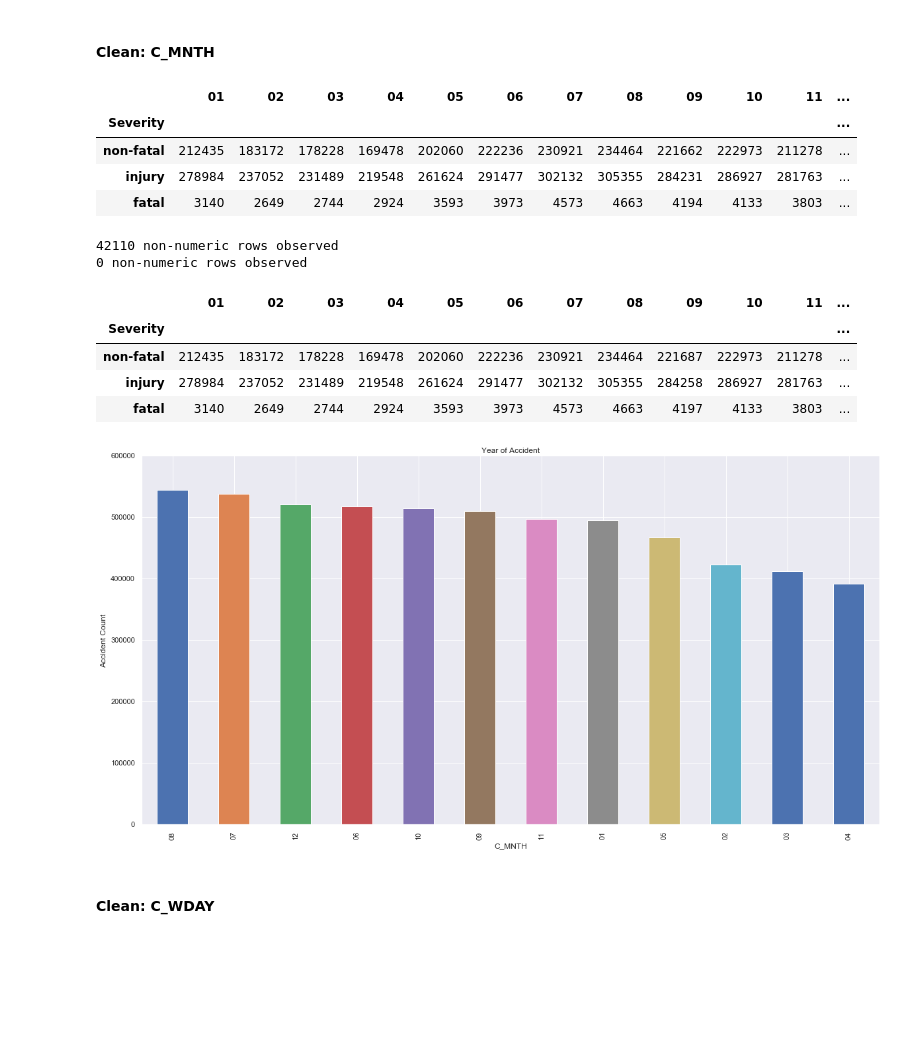
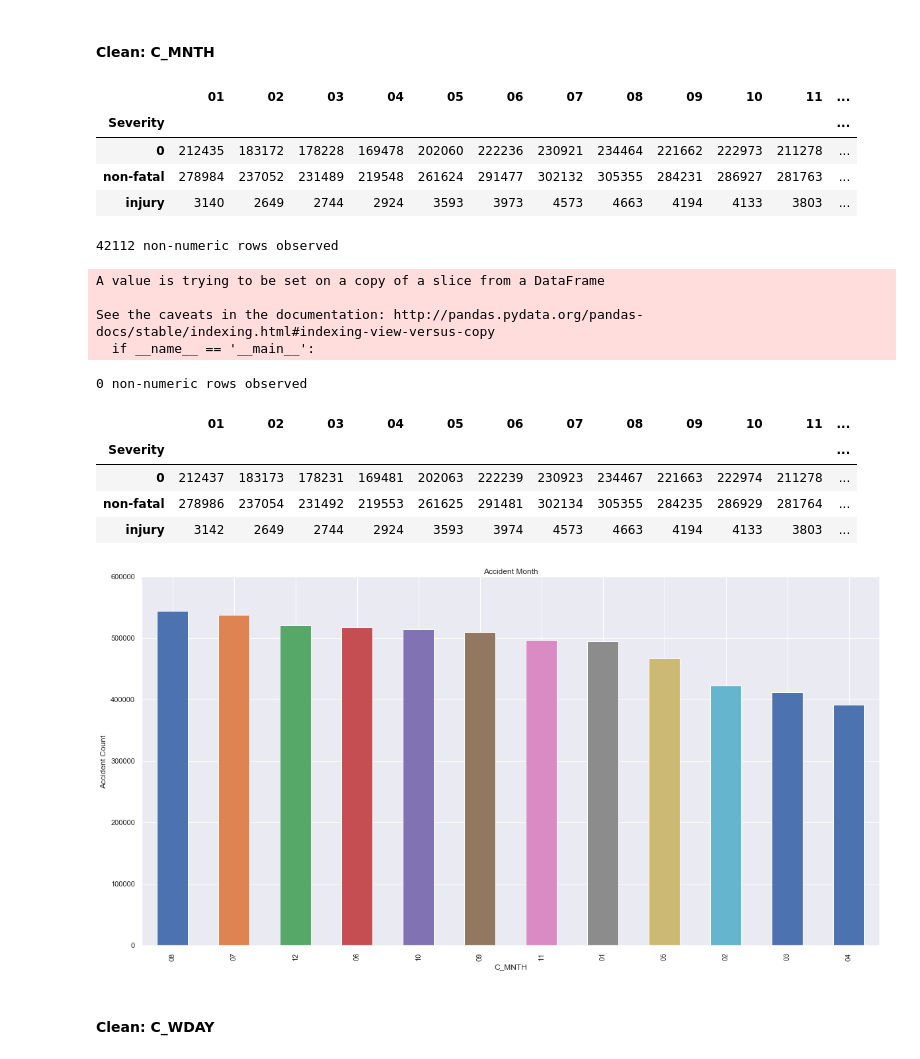
Before and after one commit to pgunabal/Capstone_CKME136_Winter_2018, a Jupyter notebook: CKME136_2018_dataprep.ipynb, the cells around one changed output. Cells and saved outputs as stored; diff of their text form; code cells hidden in the pictures; blank space fills up the shorter version.

```diff
--- a/CKME136_2018_dataprep.ipynb
+++ b/CKME136_2018_dataprep.ipynb
@@ -503,6 +504,16 @@ display(severity_count(df['P_ISEV']).transpose())
 drop_count = df['P_ISEV'].isin(['U', 'N',]).sum()
 df.drop(df.index[df['P_ISEV'].isin(['U', 'N'])], inplace=True)
 df = df.reset_index(drop=True)
+
+data_to_impute = df['P_ISEV'].astype('str').str.contains('1')
+df['P_ISEV'][data_to_impute] = df['P_ISEV'][data_to_impute].apply(lambda x: x.replace('1', '0'))
+
+data_to_impute = df['P_ISEV'].astype('str').str.contains('2')
+df['P_ISEV'][data_to_impute] = df['P_ISEV'][data_to_impute].apply(lambda x: x.replace('2', '1'))
+
+data_to_impute = df['P_ISEV'].astype('str').str.contains('3')
+df['P_ISEV'][data_to_impute] = df['P_ISEV'][data_to_impute].apply(lambda x: x.replace('3', '2'))
+
 display(severity_count(df['P_ISEV']).transpose())
 plotSimpleHist(df['P_ISEV'], 'Accident Severity of Vehicle Occupant', hight=10, width=20)
 print("Dropped {drop_count} rows from dataset".format(drop_count = drop_count))
@@ -533,26 +555,34 @@ print("{count} non-numeric rows observed".format(count = df['C_YEAR'].astype('st
 # %%
 display(by_severity_count(df, 'C_MNTH', 'P_ISEV'))
 print("{count} non-numeric rows observed".format(count = df['C_WTHR'].astype('str').str.contains('[^0-9]').sum()))
 gbC_MNTH = checkHistogram(df, 'C_MNTH', 'P_ISEV', False)
 P = computeP(gbC_MNTH)
+#data_to_impute = df['C_MNTH'].astype('str').str.contains('UU')
+#df[data_to_impute] = df.loc[data_to_impute].apply(lambda x: x.replace('UU', selectBin(1, 13, P, True)))
+
 data_to_impute = df['C_MNTH'].astype('str').str.contains('UU')
-df[data_to_impute] = df.loc[data_to_impute].apply(lambda x: x.replace('UU', selectBin(1, 13, P, True)))
+df['C_MNTH'][data_to_impute] = df['C_MNTH'][data_to_impute].apply(lambda x: x.replace('UU', selectBin(1, 13, P, True)))
+
 print("{count} non-numeric rows observed".format(count = df['C_MNTH'].astype('str').str.contains('[^0-9]').sum()))
 plotSimpleHist(df['C_MNTH'], 'Accident Month', hight=10, width=20)
 display(by_severity_count(df, 'C_MNTH', 'P_ISEV'))
 # %% [output]
 |  | 01 | 02 | 03 | 04 | 05 | 06 | 07 | 08 | 09 | 10 | 11 | ... |
 | Severity |  |  |  |  |  |  |  |  |  |  |  | ... |
-| non-fatal | 212435 | 183172 | 178228 | 169478 | 202060 | 222236 | 230921 | 234464 | 221662 | 222973 | 211278 | ... |
-| injury | 278984 | 237052 | 231489 | 219548 | 261624 | 291477 | 302132 | 305355 | 284231 | 286927 | 281763 | ... |
-| fatal | 3140 | 2649 | 2744 | 2924 | 3593 | 3973 | 4573 | 4663 | 4194 | 4133 | 3803 | ... |
+| 0 | 212435 | 183172 | 178228 | 169478 | 202060 | 222236 | 230921 | 234464 | 221662 | 222973 | 211278 | ... |
+| non-fatal | 278984 | 237052 | 231489 | 219548 | 261624 | 291477 | 302132 | 305355 | 284231 | 286927 | 281763 | ... |
+| injury | 3140 | 2649 | 2744 | 2924 | 3593 | 3973 | 4573 | 4663 | 4194 | 4133 | 3803 | ... |
-42110 non-numeric rows observed
-0 non-numeric rows observed
+42112 non-numeric rows observed
+A value is trying to be set on a copy of a slice from a DataFrame
+
+See the caveats in the documentation: http://pandas.pydata.org/pandas-docs/stable/indexing.html#indexing-view-versus-copy
+  if __name__ == '__main__':
+0 non-numeric rows observed
 |  | 01 | 02 | 03 | 04 | 05 | 06 | 07 | 08 | 09 | 10 | 11 | ... |
 | Severity |  |  |  |  |  |  |  |  |  |  |  | ... |
-| non-fatal | 212435 | 183172 | 178228 | 169478 | 202060 | 222236 | 230921 | 234464 | 221687 | 222973 | 211278 | ... |
-| injury | 278984 | 237052 | 231489 | 219548 | 261624 | 291477 | 302132 | 305355 | 284258 | 286927 | 281763 | ... |
-| fatal | 3140 | 2649 | 2744 | 2924 | 3593 | 3973 | 4573 | 4663 | 4197 | 4133 | 3803 | ... |
+| 0 | 212437 | 183173 | 178231 | 169481 | 202063 | 222239 | 230923 | 234467 | 221663 | 222974 | 211278 | ... |
+| non-fatal | 278986 | 237054 | 231492 | 219553 | 261625 | 291481 | 302134 | 305355 | 284235 | 286929 | 281764 | ... |
+| injury | 3142 | 2649 | 2744 | 2924 | 3593 | 3974 | 4573 | 4663 | 4194 | 4133 | 3803 | ... |
 [figure]
 # %% [markdown]
 #### Clean: C_WDAY
```
Also changed, not shown: parts of 163 cells of this notebook.
